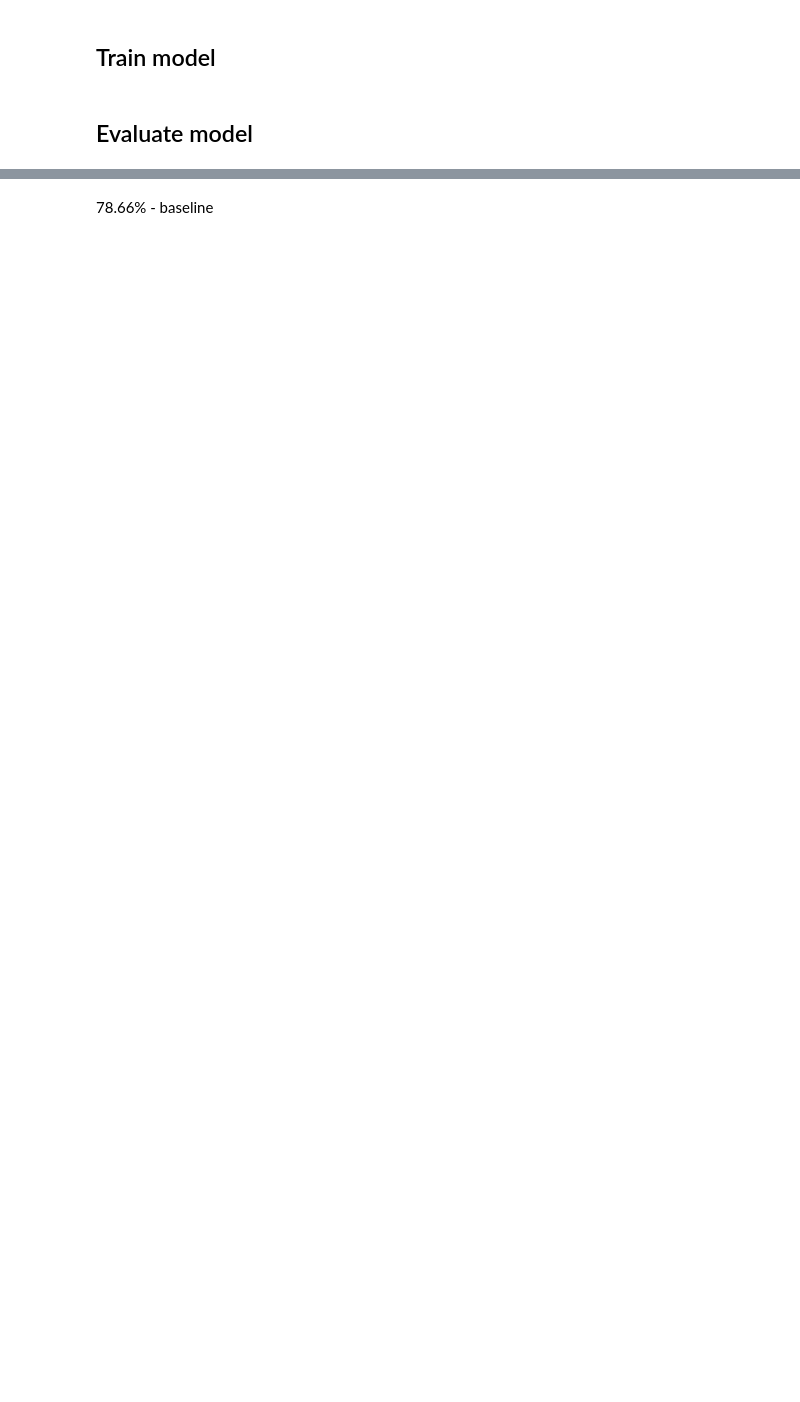
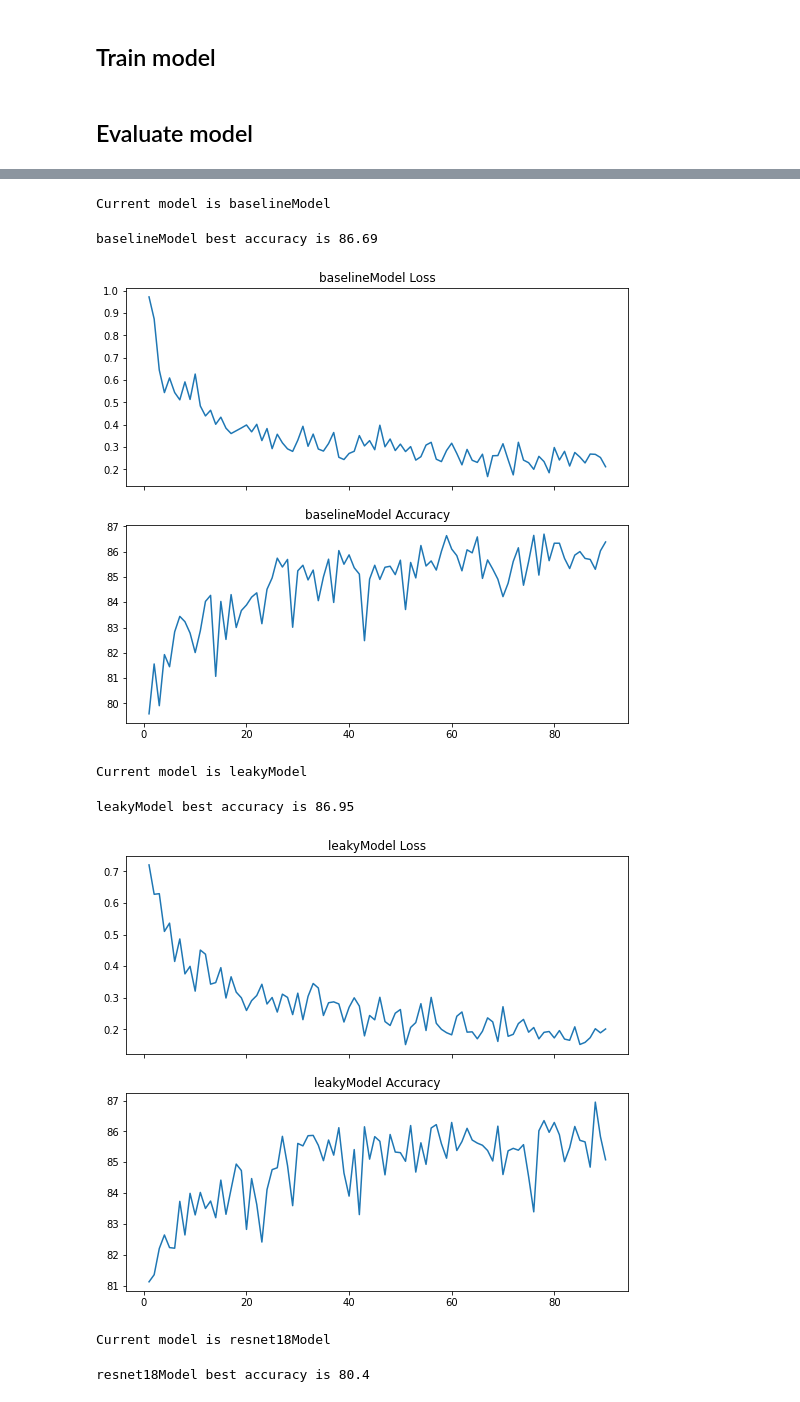
Before and after one commit to AlinaGalenina/ML_HOMEWORK4, a Jupyter notebook: pipeline.ipynb, the cells around one changed output, grey strips where cells are left out. Saved outputs shown, nothing was run; the diff lists cells and outputs as text; code cells hidden in the pictures; blank space fills up the shorter version.

```diff
--- a/pipeline.ipynb
+++ b/pipeline.ipynb
@@ -41,8 +70,8 @@ print(train_data.__dict__)
 # %%
 import inspect
+
 models_ = []
 for name, obj in inspect.getmembers(models):
     if inspect.isclass(obj) and inspect.getmodule(obj).__name__.split(".")[-1] == "models":
-        models_.append(obj)
-        # print (obj)
-# print(models.__dict__)
+        models_.append(obj())
+        print (obj().__class__.__name__)
@@ -111,16 +154,31 @@ def eval_model(model):
-# %%
-for model in models_:
-    print(model.__name__)
-    model = model()
-    # print(model)
-    model.to(device)
-
-    loss_function = nn.CrossEntropyLoss()
-    optimizer = torch.optim.Adam(model.parameters(), lr=learning_rate)
-    train_model(model)
-    eval_model(model)
-# optimizer = torch.optim.SGD(model.parameters(), lr=learning_rate, momentum=momentum)
-
-# print(model)
-# %% [markdown]
-78.66% - baseline
+# %%
+%matplotlib inline
+import matplotlib.pyplot as plt
+import numpy as np
+
+for model in models_:
+    fig, (ax1, ax2) = plt.subplots(2, sharex=True, figsize=(9, 8))
+    print(f"\nCurrent model is {model.__class__.__name__}")
+    model.to(device)
+
+    loss_function = nn.CrossEntropyLoss()
+    optimizer = torch.optim.AdamW(model.parameters(), lr=learning_rate)
+
+    losses, epochs, metrics = train_model(model)
+
+    ax1.plot(epochs, losses)
+    ax1.set_title(f"{model.__class__.__name__} Loss")
+    ax2.plot(epochs, metrics)
+    ax2.set_title(f"{model.__class__.__name__} Accuracy")
+
+    print(f"{model.__class__.__name__} best accuracy is {np.max(metrics)}")
+    plt.show()
+# %% [output]
+Current model is baselineModel
+baselineModel best accuracy is 86.69
+[figure, added]
+Current model is leakyModel
+leakyModel best accuracy is 86.95
+[figure, added]
+Current model is resnet18Model
+resnet18Model best accuracy is 80.4
```
Also changed, not shown: parts of 13 cells of this notebook, 2 other files.
